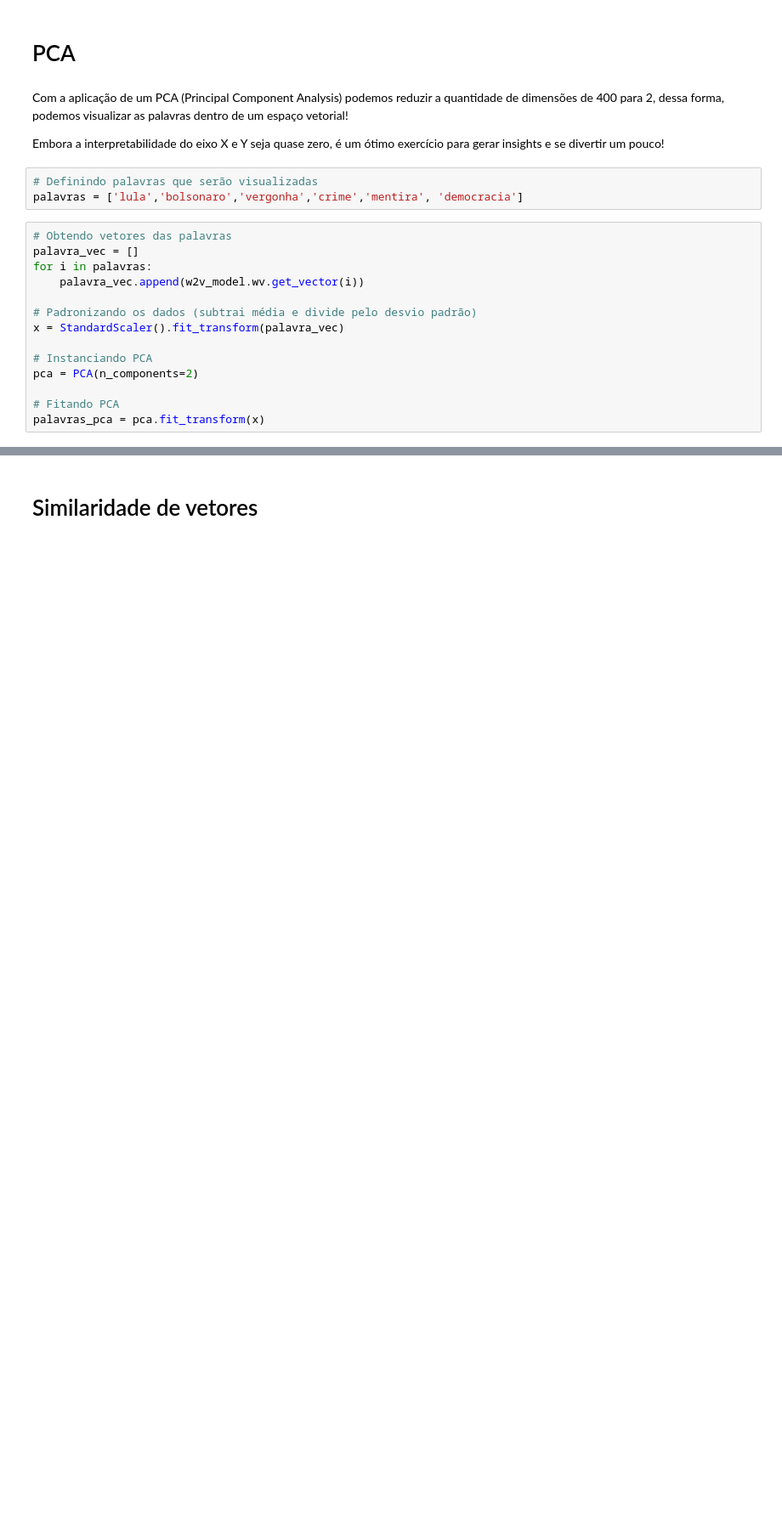
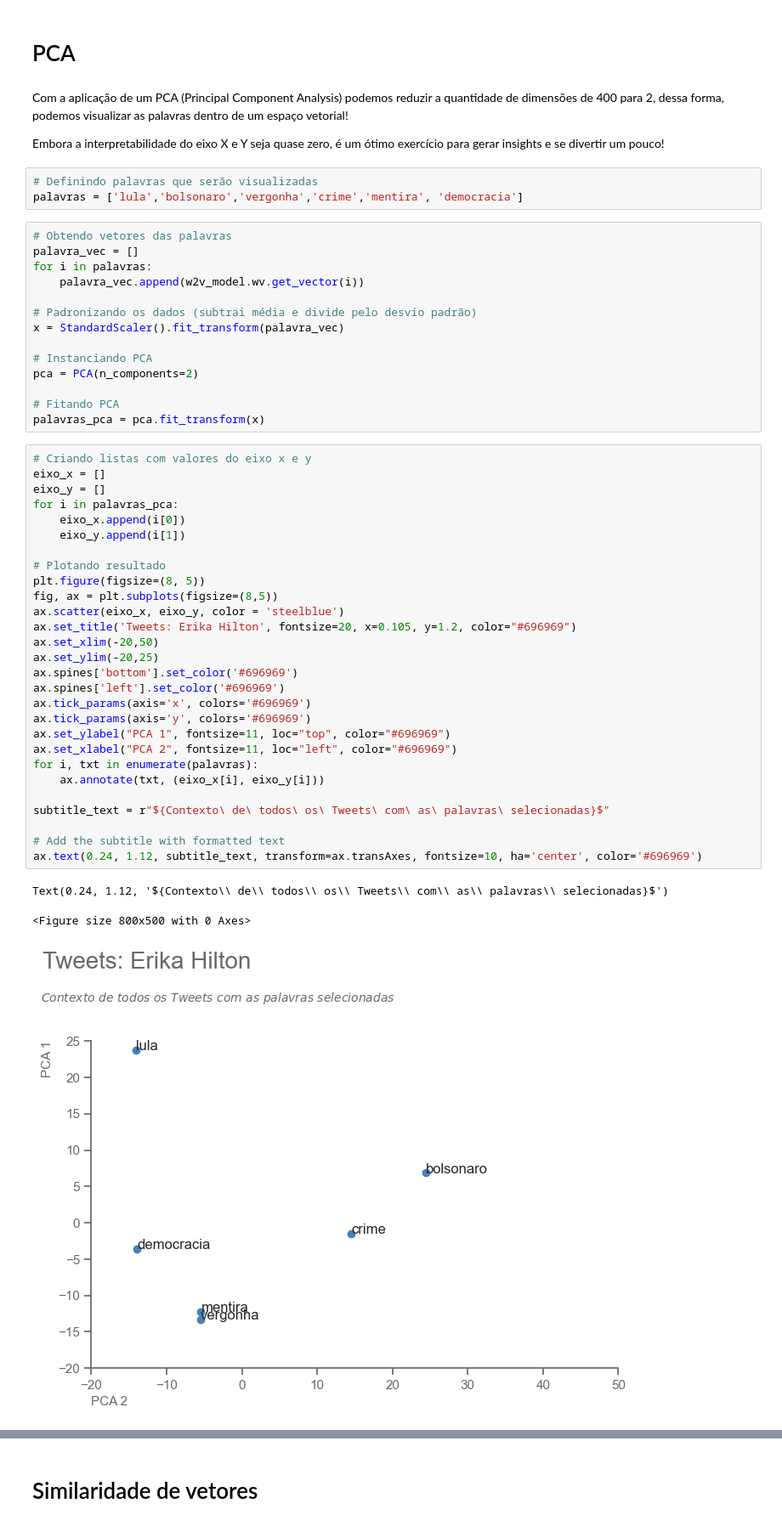
Before and after one commit to Bruno-Donato/projeto_tera, a Jupyter notebook: analise_contexto.ipynb, the cells around one changed output, grey strips where cells are left out. Shown at 85% size. Cells and saved outputs as stored; diff of their text form; blank space fills up the shorter version.

```diff
--- a/analise_contexto.ipynb
+++ b/analise_contexto.ipynb
@@ -210,3 +239,35 @@ pca = PCA(n_components=2)
 
 # Fitando PCA
 palavras_pca = pca.fit_transform(x)
+# %%
+# Criando listas com valores do eixo x e y
+eixo_x = []
+eixo_y = []
+for i in palavras_pca:
+    eixo_x.append(i[0])
+    eixo_y.append(i[1])
+
+# Plotando resultado
+plt.figure(figsize=(8, 5))
+fig, ax = plt.subplots(figsize=(8,5))
+ax.scatter(eixo_x, eixo_y, color = 'steelblue')
+ax.set_title('Tweets: Erika Hilton', fontsize=20, x=0.105, y=1.2, color="#696969")
+ax.set_xlim(-20,50)
+ax.set_ylim(-20,25)
+ax.spines['bottom'].set_color('#696969')
+ax.spines['left'].set_color('#696969')
+ax.tick_params(axis='x', colors='#696969')
+ax.tick_params(axis='y', colors='#696969')
+ax.set_ylabel("PCA 1", fontsize=11, loc="top", color="#696969")
+ax.set_xlabel("PCA 2", fontsize=11, loc="left", color="#696969")
+for i, txt in enumerate(palavras):
+    ax.annotate(txt, (eixo_x[i], eixo_y[i]))
+
+subtitle_text = r"${Contexto\ de\ todos\ os\ Tweets\ com\ as\ palavras\ selecionadas}$"
+
+# Add the subtitle with formatted text
+ax.text(0.24, 1.12, subtitle_text, transform=ax.transAxes, fontsize=10, ha='center', color='#696969')
+# %% [output]
+Text(0.24, 1.12, '${Contexto\\ de\\ todos\\ os\\ Tweets\\ com\\ as\\ palavras\\ selecionadas}$')
+<Figure size 800x500 with 0 Axes>
+[figure, added]
```
Also changed, not shown: parts of 40 cells of this notebook.
